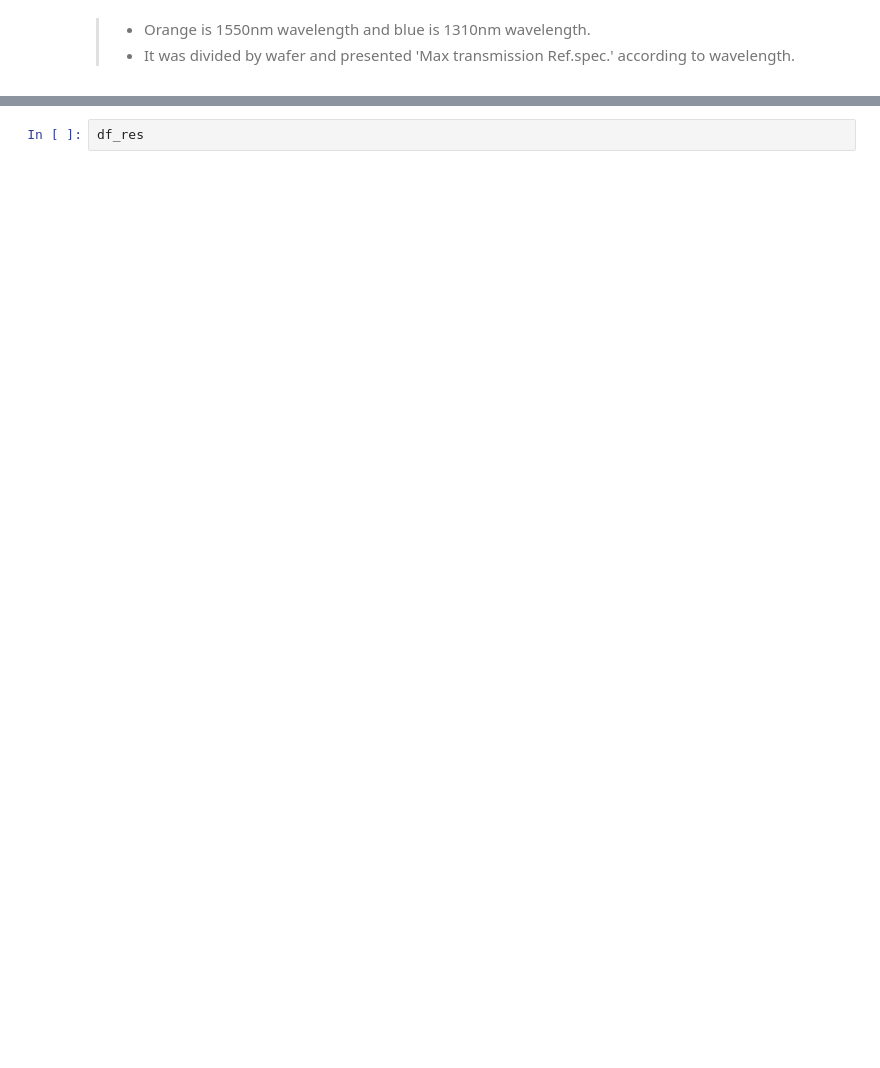
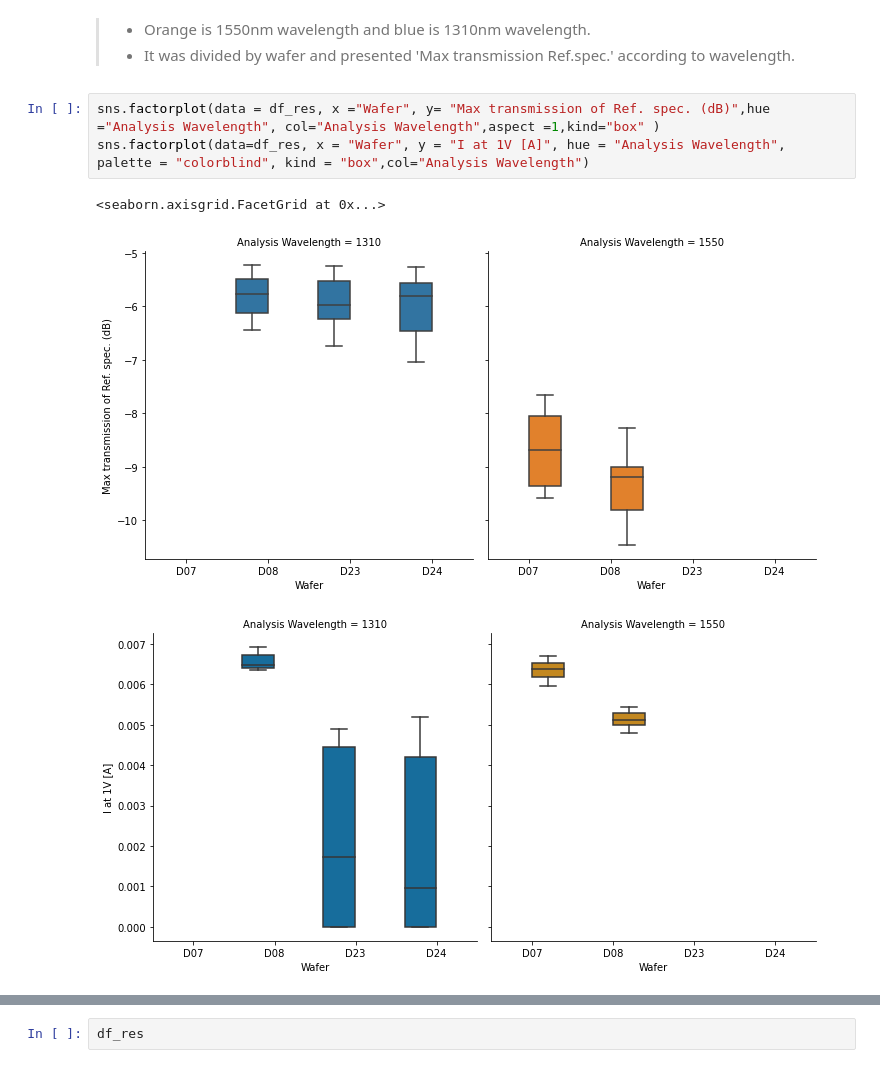
Before and after one commit to Jeon-suin/PE02_A02_SBBFU-1, a Jupyter notebook: doc/Final Document.ipynb, the cells around one changed output, grey strips where cells are left out. Cells and saved outputs as stored; diff of their text form; blank space fills up the shorter version.

```diff
--- a/doc/Final Document.ipynb
+++ b/doc/Final Document.ipynb
@@ -198,3 +219,10 @@ sns.scatterplot(data=df_res,  x="Wafer", y="Max transmission of Ref. spec. (dB)"
 # %% [markdown]
 >- Orange is 1550nm wavelength and blue is 1310nm wavelength.
 >- It was divided by wafer and presented 'Max transmission Ref.spec.' according to wavelength.
+# %%
+sns.factorplot(data = df_res, x ="Wafer", y= "Max transmission of Ref. spec. (dB)",hue ="Analysis Wavelength", col="Analysis Wavelength",aspect =1,kind="box" )
+sns.factorplot(data=df_res, x = "Wafer", y = "I at 1V [A]", hue = "Analysis Wavelength", palette = "colorblind", kind = "box",col="Analysis Wavelength")
+# %% [output]
+<seaborn.axisgrid.FacetGrid at 0x...>
+[figure, added]
+[figure, added]
```
Also changed, not shown: parts of 7 cells of this notebook, 3 other files.
